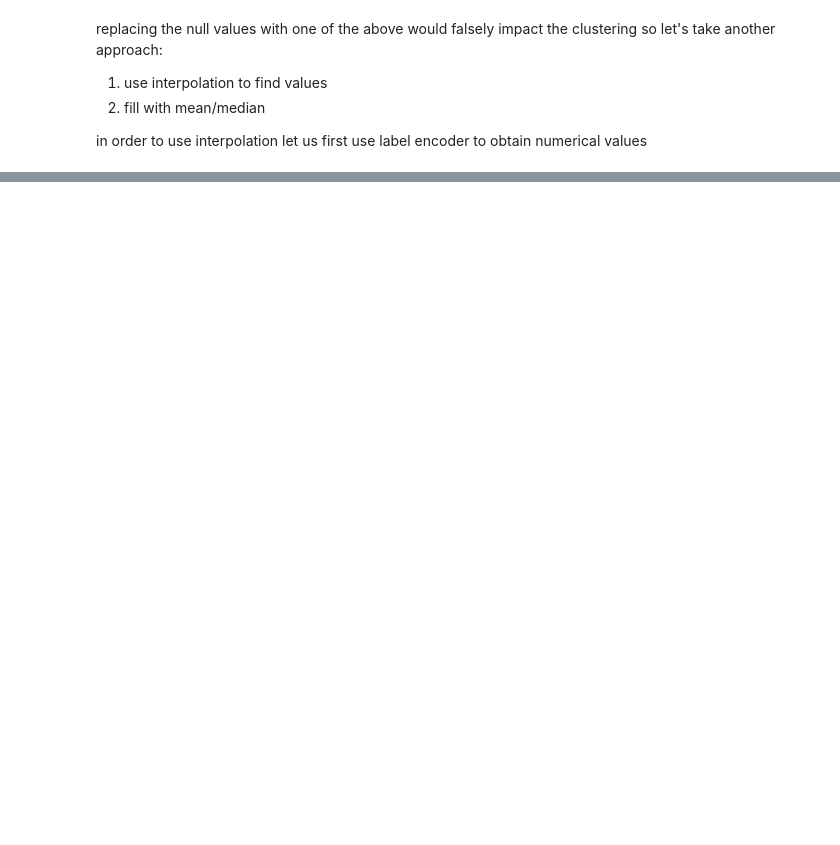
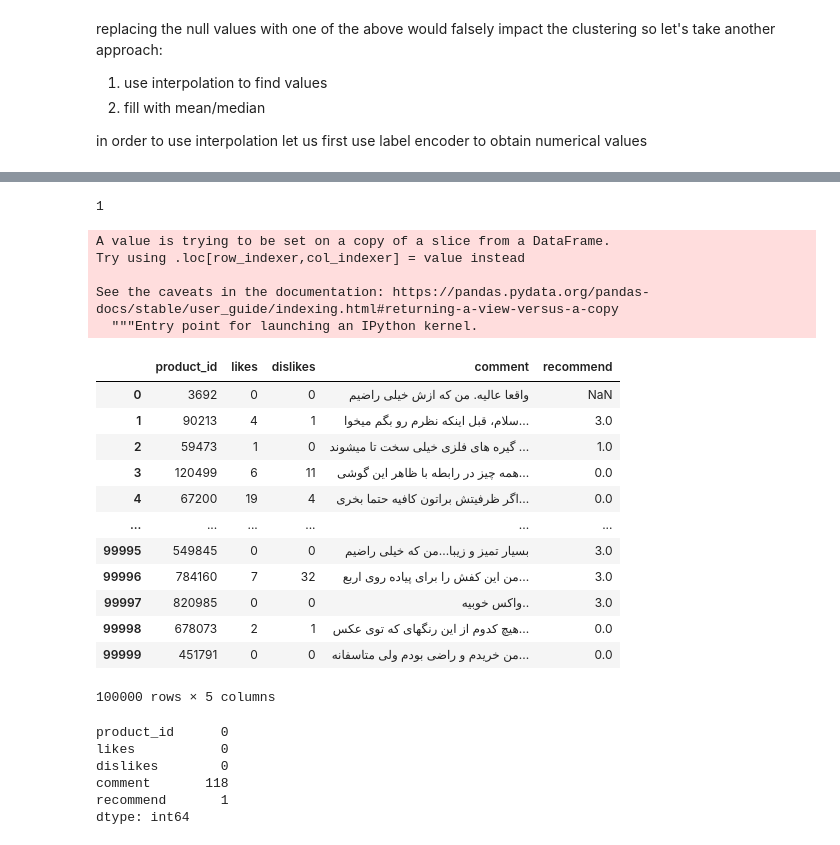
Before and after one commit to sulaimanbehzad/Clustering_according_to_item_popularity, a Jupyter notebook: clustering.ipynb, the cells around one changed output, grey strips where cells are left out. Saved outputs shown, nothing was run; the diff lists cells and outputs as text; code cells hidden in the pictures; blank space fills up the shorter version.

Commit message:
null values handling is DONE

```diff
--- a/clustering.ipynb
+++ b/clustering.ipynb
@@ -143,3 +196,3 @@ df1[['recommend']]
 # %%
-df1['recommend'] = df['recommend'].replace(2,np.nan)
+df1['recommend'] = df1['recommend'].replace(2,np.nan)
 df1['recommend']
@@ -146,2 +217,5 @@ df1['recommend']
 # %%
-df_filled = df1.interpolate(method='linear', axis=1)
+recomm_filled = df1['recommend'].interpolate(method='linear')
+recomm_filled.isnull().sum()
+# %% [output]
+1
@@ -149,0 +222,31 @@ df2
+# %%
+df1['recommend'] = recomm_filled
+df1
+# %% [output]
+A value is trying to be set on a copy of a slice from a DataFrame.
+Try using .loc[row_indexer,col_indexer] = value instead
+
+See the caveats in the documentation: https://pandas.pydata.org/pandas-docs/stable/user_guide/indexing.html#returning-a-view-versus-a-copy
+  """Entry point for launching an IPython kernel.
+|  | product_id | likes | dislikes | comment | recommend |
+| 0 | 3692 | 0 | 0 | واقعا عالیه. من که ازش خیلی راضیم | NaN |
+| 1 | 90213 | 4 | 1 | سلام، قبل اینکه نظرم رو بگم میخوا... | 3.0 |
+| 2 | 59473 | 1 | 0 | گیره های فلزی خیلی سخت تا میشوند ... | 1.0 |
+| 3 | 120499 | 6 | 11 | همه چیز در رابطه با ظاهر این گوشی... | 0.0 |
+| 4 | 67200 | 19 | 4 | اگر ظرفیتش براتون کافیه حتما بخری... | 0.0 |
+| ... | ... | ... | ... | ... | ... |
+| 99995 | 549845 | 0 | 0 | بسیار تمیز و زیبا...من که خیلی راضیم | 3.0 |
+| 99996 | 784160 | 7 | 32 | من این کفش را برای پیاده روی اربع... | 3.0 |
+| 99997 | 820985 | 0 | 0 | واکس خوبیه.. | 3.0 |
+| 99998 | 678073 | 2 | 1 | هیچ کدوم از این رنگهای که توی عکس... | 0.0 |
+| 99999 | 451791 | 0 | 0 | من خریدم و راضی بودم ولی متاسفانه... | 0.0 |
+100000 rows × 5 columns
+# %%
+df1.isnull().sum()
+# %% [output]
+product_id      0
+likes           0
+dislikes        0
+comment       118
+recommend       1
+dtype: int64
```
Also changed, not shown: parts of 14 cells of this notebook.
